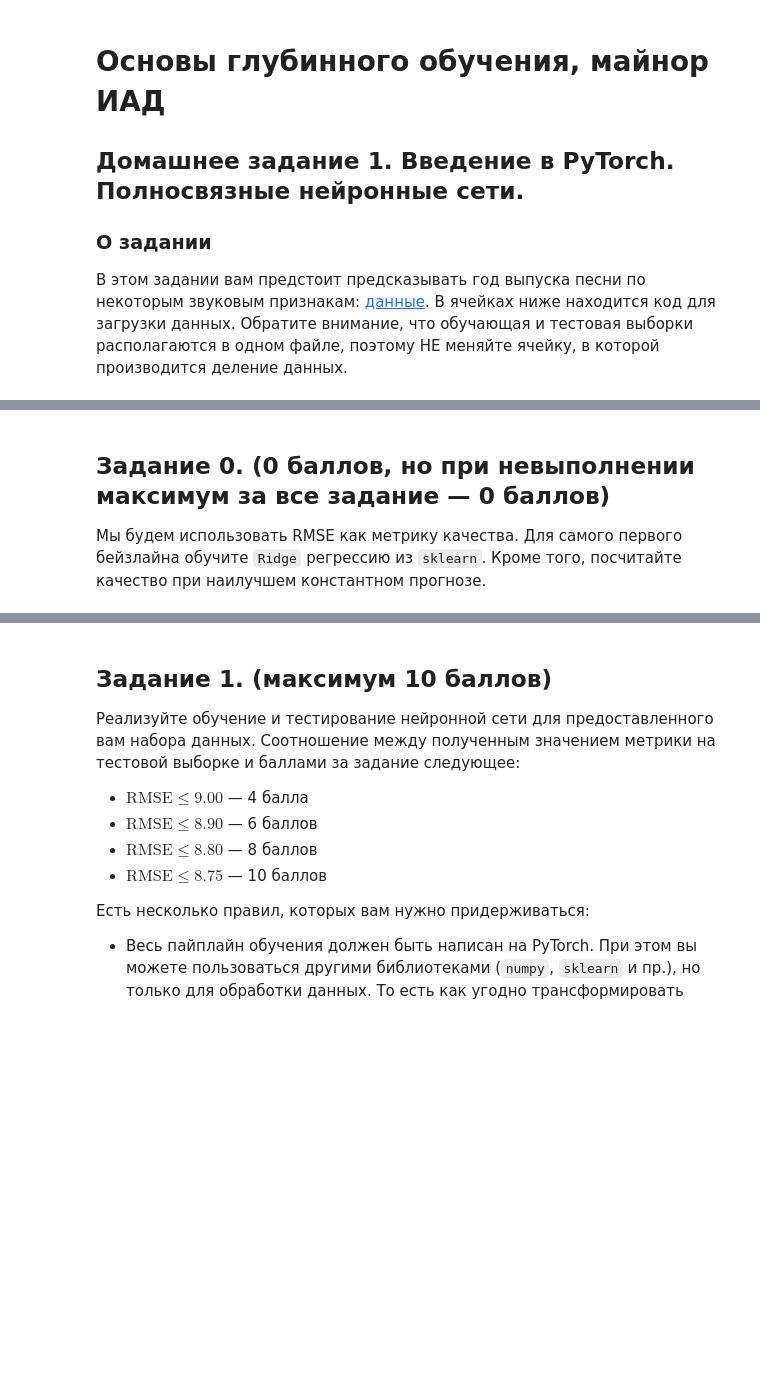
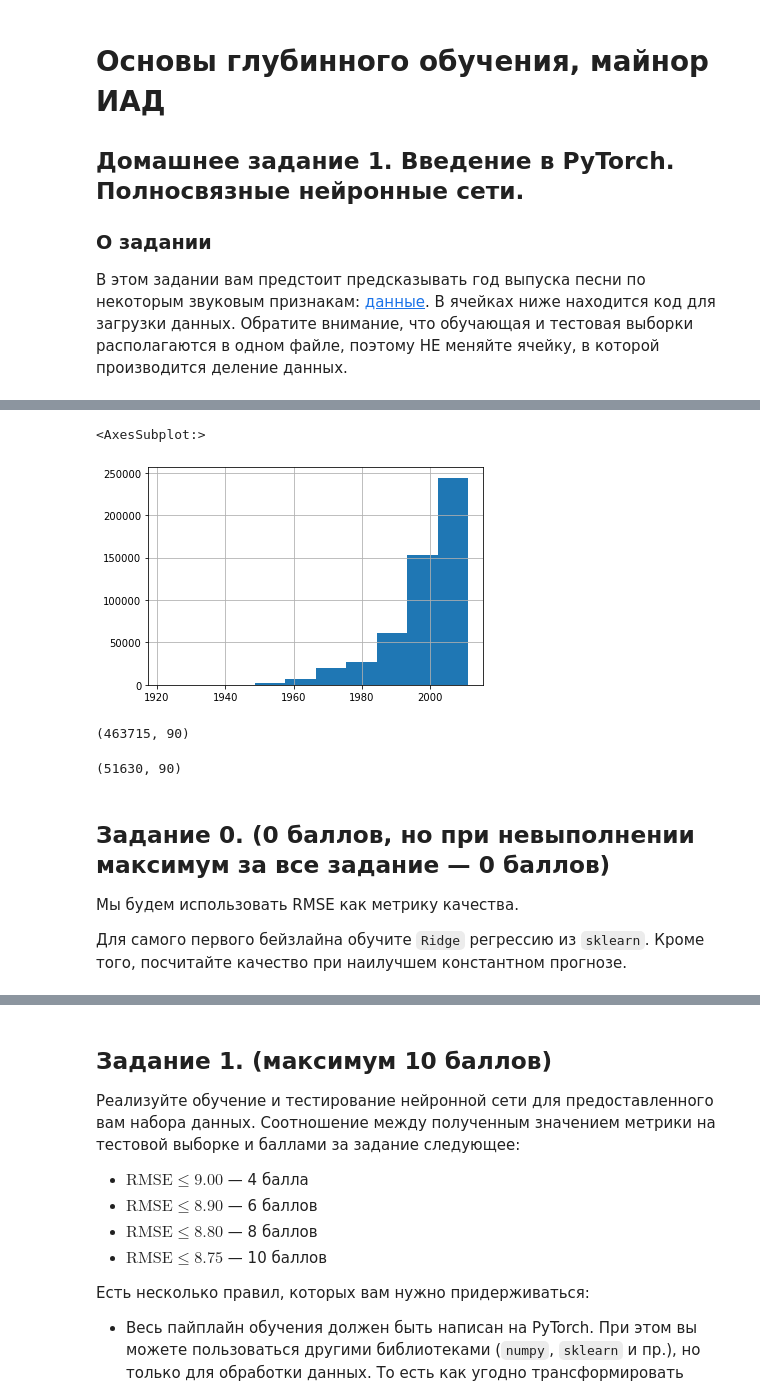
Before and after one commit to miron34/MyEducation, a Jupyter notebook: DL_intro_hse/homeworks/homework-01.ipynb, the cells around one changed output, grey strips where cells are left out. Saved outputs shown, nothing was run; the diff lists cells and outputs as text; code cells hidden in the pictures; blank space fills up the shorter version.

```diff
--- a/DL_intro_hse/homeworks/homework-01.ipynb
+++ b/DL_intro_hse/homeworks/homework-01.ipynb
@@ -28,3 +22,4 @@ data.txt.zip        100%[===================>] 201.24M  10.8MB/s    in 20s
 # %%
-df = pd.read_csv('data.txt.zip', header=None)
+df = pd.read_csv('../datasets/data.txt.zip', header=None)
+print(df.shape)
 df.head()
@@ -31 +35,6 @@ df.head()
+# %%
+df[0].hist()
+# %% [output]
+<AxesSubplot:>
+[figure, added]
 # %%
@@ -37,7 +47,17 @@ X_train = X[:train_size, :]
 y_train = y[:train_size]
 X_test = X[train_size:, :]
 y_test = y[train_size:]
+# %%
+X_train.shape
+# %% [output]
+(463715, 90)
+# %%
+X_test.shape
+# %% [output]
+(51630, 90)
 # %% [markdown]
 ## Задание 0. (0 баллов, но при невыполнении максимум за все задание &mdash; 0 баллов)
 
-Мы будем использовать RMSE как метрику качества. Для самого первого бейзлайна обучите `Ridge` регрессию из `sklearn`. Кроме того, посчитайте качество при наилучшем константном прогнозе.
+Мы будем использовать RMSE как метрику качества.
+
+Для самого первого бейзлайна обучите `Ridge` регрессию из `sklearn`. Кроме того, посчитайте качество при наилучшем константном прогнозе.
```
Also changed, not shown: parts of 23 cells of this notebook, 2 other files.
